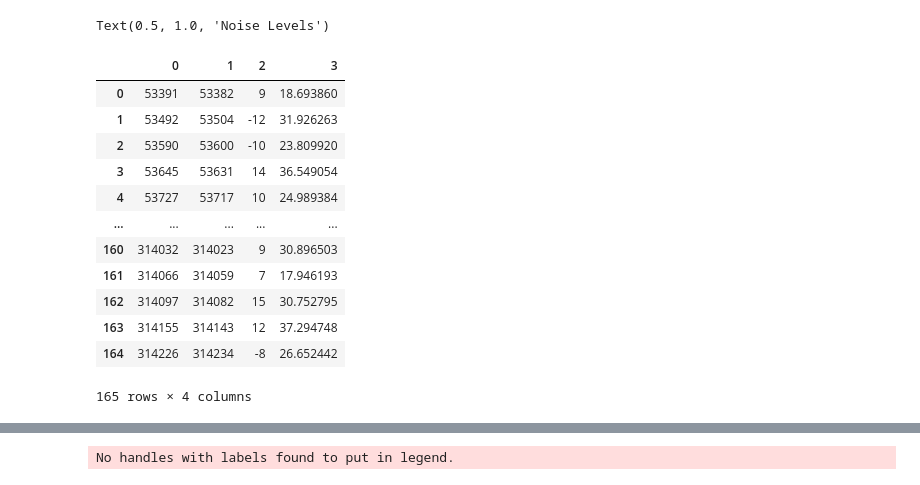
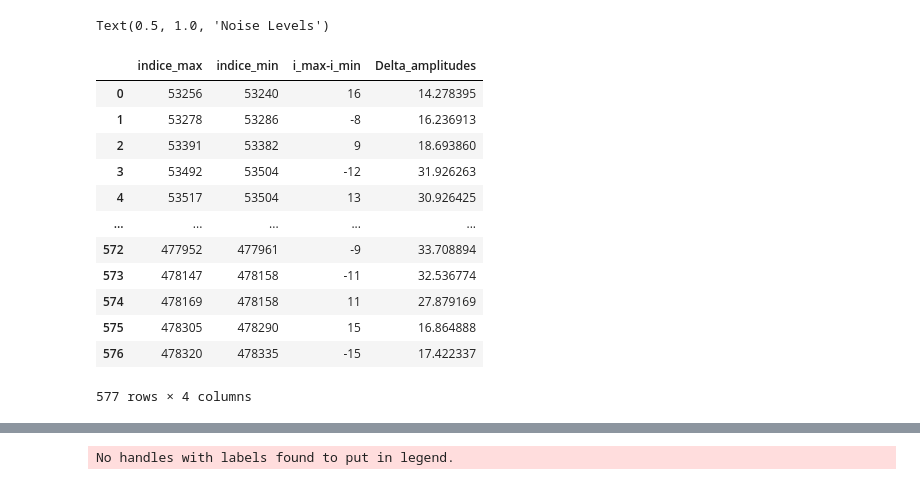
Before and after one commit to Sylvain-Gutierrez/PIR, a Jupyter notebook: AdaBandFlt_Depolarisation_29_04_20.ipynb, the cells around one changed output, grey strips where cells are left out. Drawn from its saved outputs; the diff is of its cells as text; code cells hidden in the pictures.

```diff
--- a/AdaBandFlt_Depolarisation_29_04_20.ipynb
+++ b/AdaBandFlt_Depolarisation_29_04_20.ipynb
@@ -451,26 +459,27 @@ plt.title('Noise Levels')
 Text(0.5, 1.0, 'Noise Levels')
 # %%
 spike_info = find_spikes(signal, noise_levels, fs,
-                           window_size = 0.0008,
+                           window_size = 0.0005,
                            noise_window_size = 0.01,
-                           threshold_factor = 4,
-                           maxseparation = 0.001)
+                           threshold_factor = 3.4,
+                           maxseparation = 0.0015)
 
+spike_info.columns = ['indice_max','indice_min','i_max-i_min','Delta_amplitudes']
 spike_info
 # %% [output]
-|  | 0 | 1 | 2 | 3 |
-| 0 | 53391 | 53382 | 9 | 18.693860 |
-| 1 | 53492 | 53504 | -12 | 31.926263 |
-| 2 | 53590 | 53600 | -10 | 23.809920 |
-| 3 | 53645 | 53631 | 14 | 36.549054 |
-| 4 | 53727 | 53717 | 10 | 24.989384 |
+|  | indice_max | indice_min | i_max-i_min | Delta_amplitudes |
+| 0 | 53256 | 53240 | 16 | 14.278395 |
+| 1 | 53278 | 53286 | -8 | 16.236913 |
+| 2 | 53391 | 53382 | 9 | 18.693860 |
+| 3 | 53492 | 53504 | -12 | 31.926263 |
+| 4 | 53517 | 53504 | 13 | 30.926425 |
 | ... | ... | ... | ... | ... |
-| 160 | 314032 | 314023 | 9 | 30.896503 |
-| 161 | 314066 | 314059 | 7 | 17.946193 |
-| 162 | 314097 | 314082 | 15 | 30.752795 |
-| 163 | 314155 | 314143 | 12 | 37.294748 |
-| 164 | 314226 | 314234 | -8 | 26.652442 |
+| 572 | 477952 | 477961 | -9 | 33.708894 |
+| 573 | 478147 | 478158 | -11 | 32.536774 |
+| 574 | 478169 | 478158 | 11 | 27.879169 |
+| 575 | 478305 | 478290 | 15 | 16.864888 |
+| 576 | 478320 | 478335 | -15 | 17.422337 |
-165 rows × 4 columns
+577 rows × 4 columns
 # %%
 spike_data = record_spikes(signal, fs, spike_info.iloc[:,0],
                   t_before = 0.0008,
```
Also changed, not shown: parts of 6 cells of this notebook, 1 other file.
